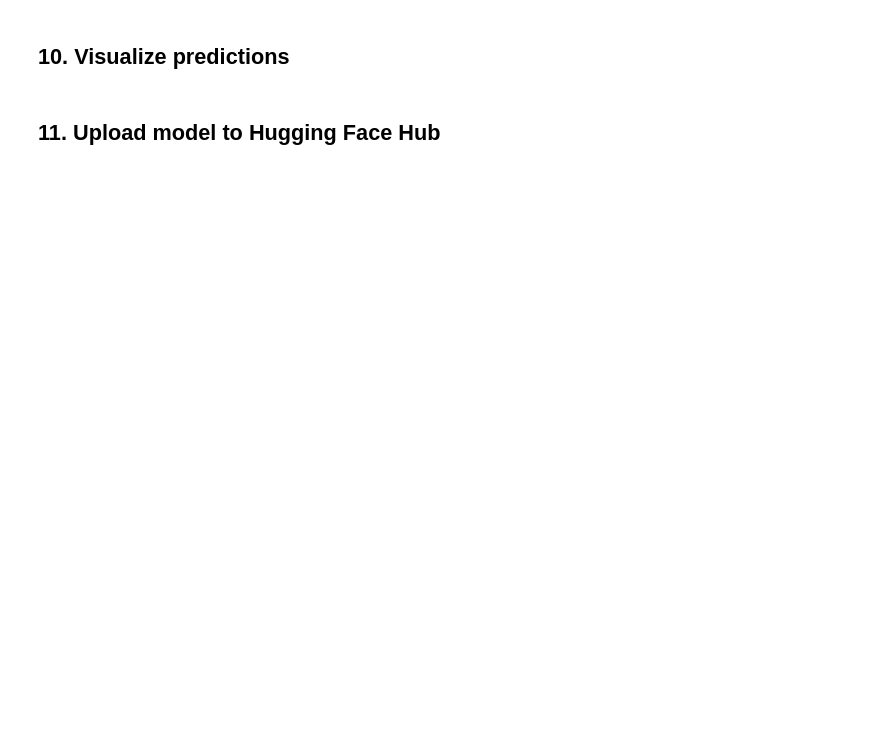
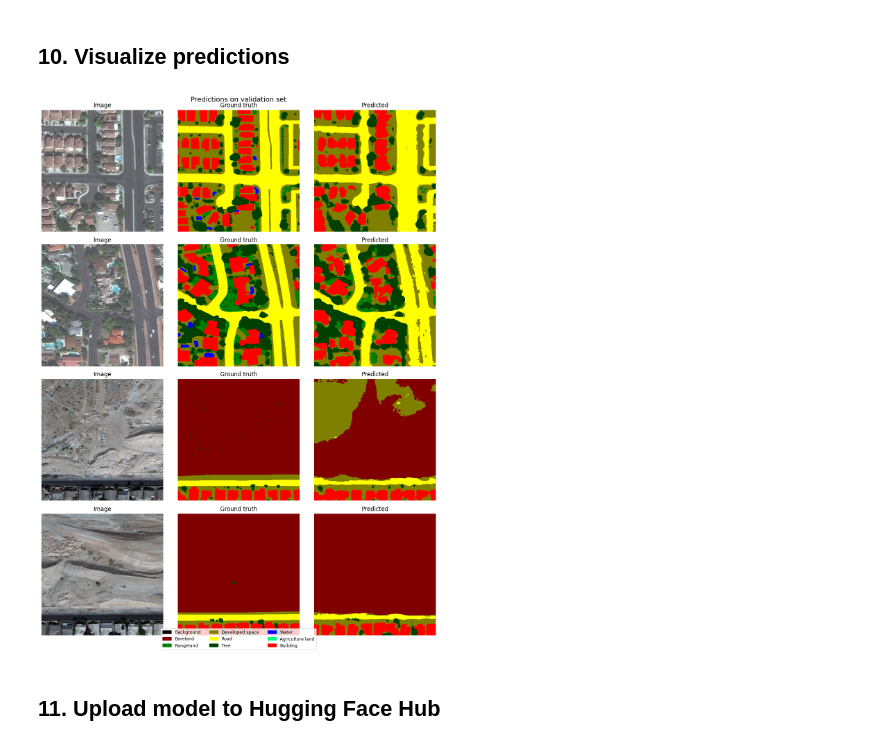
Before and after one commit to boehnen/satlens, a Jupyter notebook: notebooks/train.ipynb, the cells around one changed output. Cells and saved outputs as stored; diff of their text form; code cells hidden in the pictures; blank space fills up the shorter version.

```diff
--- a/notebooks/train.ipynb
+++ b/notebooks/train.ipynb
@@ -149,8 +147,8 @@ class OEMDataset(Dataset):
 train_dataset = OEMDataset(train_pairs, processor, augment=True)
 val_dataset   = OEMDataset(val_pairs,   processor, augment=False)
 
-train_loader = DataLoader(train_dataset, batch_size=8, shuffle=True,  num_workers=2, pin_memory=True)
-val_loader   = DataLoader(val_dataset,   batch_size=8, shuffle=False, num_workers=2, pin_memory=True)
+train_loader = DataLoader(train_dataset, batch_size=4, shuffle=True,  num_workers=0, pin_memory=False)
+val_loader   = DataLoader(val_dataset,   batch_size=4, shuffle=False, num_workers=0, pin_memory=False)
 
 print(f"{len(train_loader)} train / {len(val_loader)} val batches")
 # %% [output]
@@ -322,37 +339,44 @@ model.eval()
 fig, axes = plt.subplots(4, 3, figsize=(12, 16))
 fig.suptitle('Predictions on validation set', fontsize=14)
 
 for i, ax_row in enumerate(axes):
-    sample       = dataset['val'][i]
-    image        = sample['image'].convert('RGB')
-    true_mask    = np.array(sample['label'])
+    # Get original image path to load the image for display
+    img_path, _ = val_dataset.pairs[i]
+    image       = Image.open(img_path).convert('RGB')
 
+    # Get processed sample for model input and ground truth mask
+    sample      = val_dataset[i]
+    true_mask   = sample['labels']
+
+    # Re-process the image for consistent input to the model processor
     encoded = processor(images=image, return_tensors='pt').to(DEVICE)
     with torch.no_grad():
         outputs = model(**encoded)
     logits = outputs.logits
     upsampled = torch.nn.functional.interpolate(
         logits, size=(512, 512), mode='bilinear', align_corners=False
     )
     pred_mask = upsampled.argmax(dim=1).squeeze(0).cpu().numpy()
 
     ax_row[0].imshow(image.resize((512, 512)))
     ax_row[0].set_title('Image')
     ax_row[0].axis('off')
 
-    ax_row[1].imshow(PALETTE[true_mask])
+    ax_row[1].imshow(PALETTE[true_mask.cpu().numpy()])
     ax_row[1].set_title('Ground truth')
     ax_row[1].axis('off')
 
     ax_row[2].imshow(PALETTE[pred_mask])
     ax_row[2].set_title('Predicted')
     ax_row[2].axis('off')
 
 patches = [mpatches.Patch(color=PALETTE[i]/255, label=CLASSES[i]) for i in range(NUM_CLASSES)]
 fig.legend(handles=patches, loc='lower center', ncol=3, fontsize=9, bbox_to_anchor=(0.5, -0.02))
 plt.tight_layout()
 plt.savefig('/content/predictions.png', dpi=150, bbox_inches='tight')
 plt.show()
+# %% [output]
+[figure, added]
 # %% [markdown]
 ## 11. Upload model to Hugging Face Hub
 # %%
```
Also changed, not shown: parts of 5 cells of this notebook.
